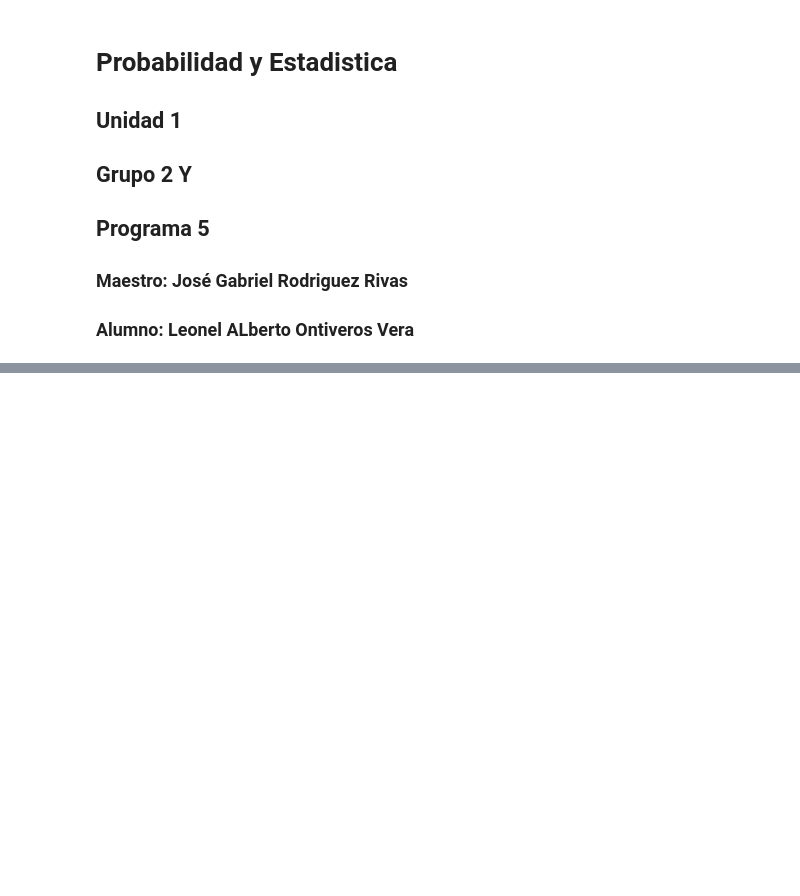
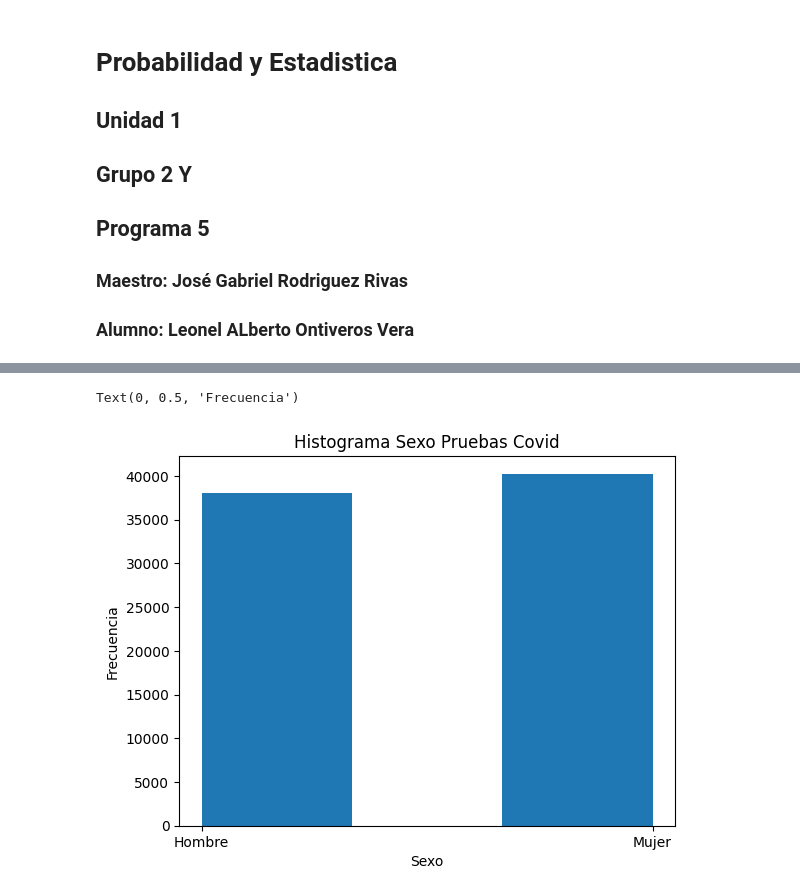
Before and after one commit to LLSS428/Probabilidad-y-Estadistica, a Jupyter notebook: Unidad1/Programa_5.ipynb, the cells around one changed output, grey strips where cells are left out. Drawn from its saved outputs; the diff is of its cells as text; code cells hidden in the pictures; blank space fills up the shorter version.

```diff
--- a/Unidad1/Programa_5.ipynb
+++ b/Unidad1/Programa_5.ipynb
@@ -14,4 +14,4 @@ import seaborn as sns
 from matplotlib import pyplot
 # %%
 # Se carga el archivo csv en una variable llamada covid
-covid=pd.read_csv("Covid.zip")
+covid=pd.read_csv("COVID.csv")
@@ -44,9 +85,11 @@ grf.pyplot.ylabel("Frecuencia")
 # %%
 grf.pyplot.hist(covid.SEXO,bins=3)
 grf.pyplot.title("Histograma Sexo Pruebas Covid")
-grf.pyplot.axvline(media,color='y',linestyle='dashed',linewidth=2,label=f'Media={media:2f}')
 grf.pyplot.xlabel("Sexo")
 grf.pyplot.ylabel("Frecuencia")
+# %% [output]
+Text(0, 0.5, 'Frecuencia')
+[figure, added]
 # %%
 grf.pyplot.hist(covid.TIPO_PACIENTE,bins=2)
 grf.pyplot.title("Histograma Edad Pruebas Covid")
```
Also changed, not shown: parts of 9 cells of this notebook.
